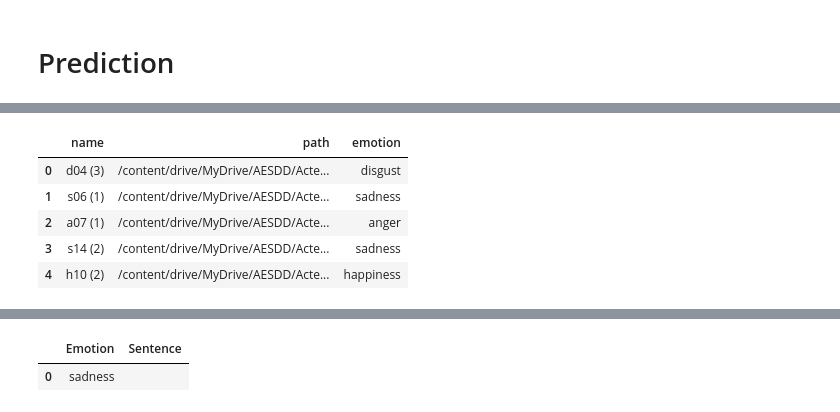
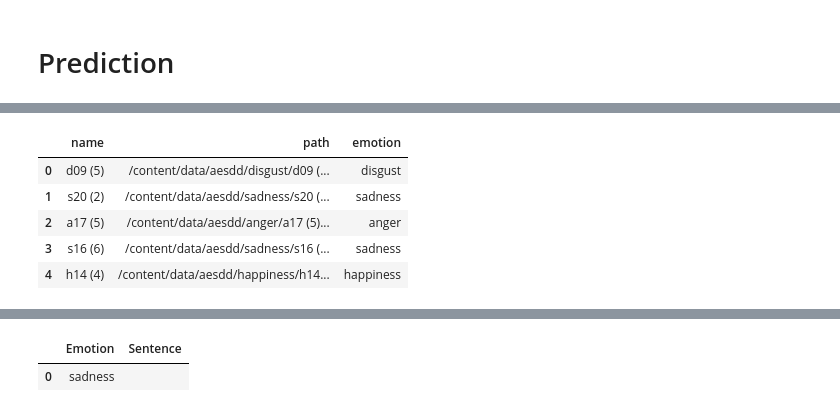
Before and after one commit to DorAzaria/Sentiment-Analysis---Deep-Learning-Methods-For-Speech-Recognition, a Jupyter notebook: Emotion_recognition_in_Greek_speech_using_Wav2Vec2.ipynb, the cells around one changed output, grey strips where cells are left out. Drawn from its saved outputs; the diff is of its cells as text; code cells hidden in the pictures.

```diff
--- a/Emotion_recognition_in_Greek_speech_using_Wav2Vec2.ipynb
+++ b/Emotion_recognition_in_Greek_speech_using_Wav2Vec2.ipynb
@@ -946,15 +788,15 @@ def prediction(df_row):
     r = pd.DataFrame(outputs)
     ipd.display(ipd.HTML(STYLES + r.to_html(**setup) + "<br />"))
 # %%
-test = pd.read_csv("/content/drive/MyDrive/test.csv", sep="\t")
+test = pd.read_csv("/content/data/test.csv", sep="\t")
 test.head()
 # %% [output]
 |  | name | path | emotion |
-| 0 | d04 (3) | /content/drive/MyDrive/AESDD/Acte... | disgust |
-| 1 | s06 (1) | /content/drive/MyDrive/AESDD/Acte... | sadness |
-| 2 | a07 (1) | /content/drive/MyDrive/AESDD/Acte... | anger |
-| 3 | s14 (2) | /content/drive/MyDrive/AESDD/Acte... | sadness |
-| 4 | h10 (2) | /content/drive/MyDrive/AESDD/Acte... | happiness |
+| 0 | d09 (5) | /content/data/aesdd/disgust/d09 (... | disgust |
+| 1 | s20 (2) | /content/data/aesdd/sadness/s20 (... | sadness |
+| 2 | a17 (5) | /content/data/aesdd/anger/a17 (5)... | anger |
+| 3 | s16 (6) | /content/data/aesdd/sadness/s16 (... | sadness |
+| 4 | h14 (4) | /content/data/aesdd/happiness/h14... | happiness |
 # %%
 prediction(test.iloc[0])
 # %% [output]
```
Also changed, not shown: parts of 41 cells of this notebook.
